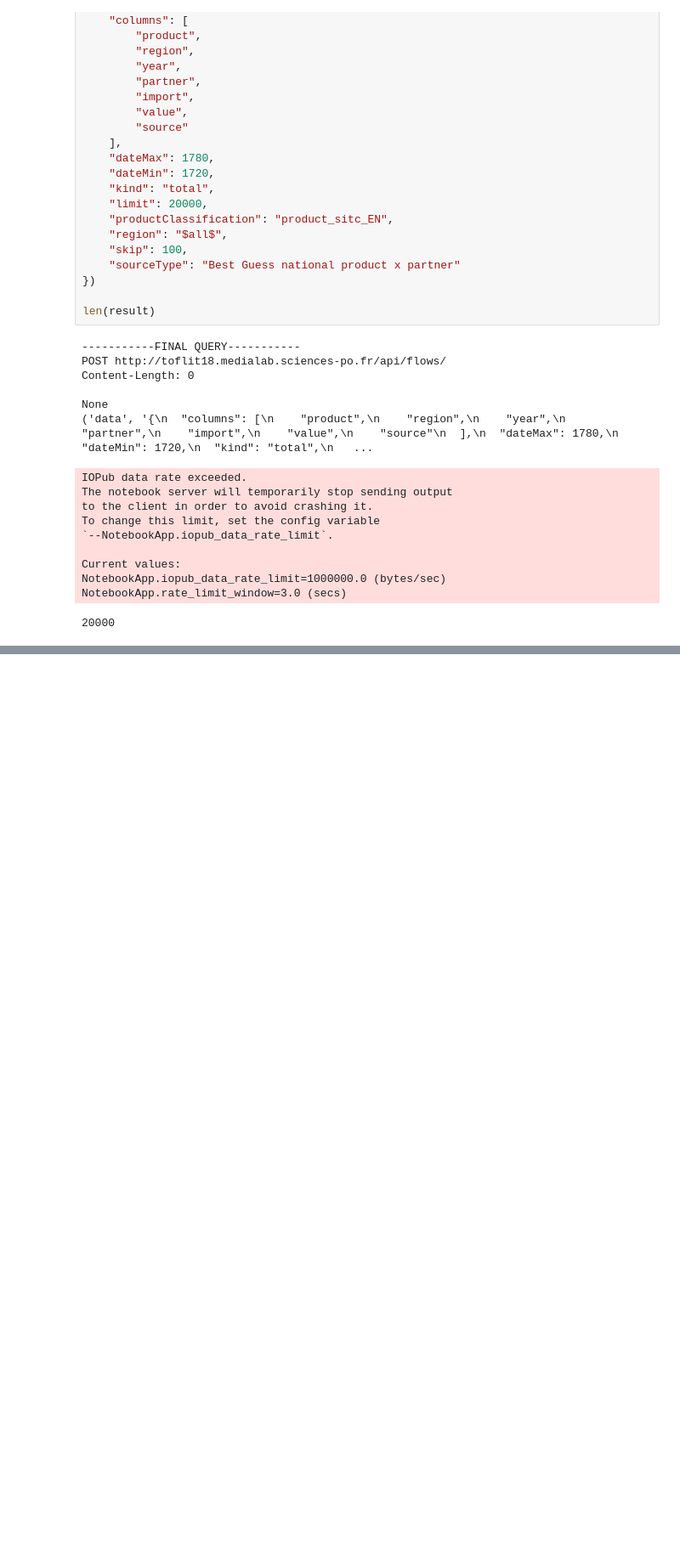
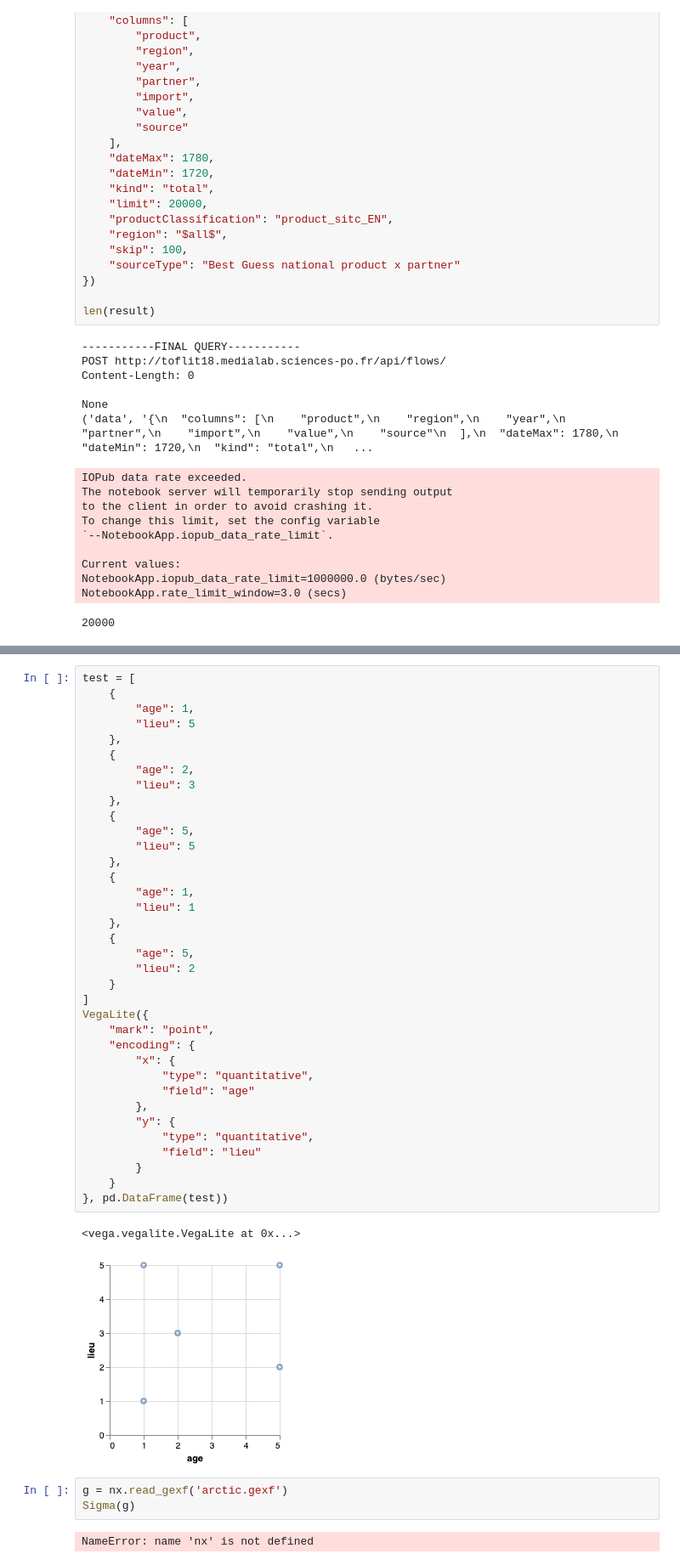
Before and after one commit to medialab/portic-explorations, a Jupyter notebook: playground.ipynb, the cells around one changed output, grey strips where cells are left out. Shown: that part at 85% size. Drawn from its saved outputs; the diff is of its cells as text; blank space fills up the shorter version.

```diff
--- a/playground.ipynb
+++ b/playground.ipynb
@@ -47,0 +70,44 @@ NotebookApp.rate_limit_window=3.0 (secs)
+# %%
+test = [
+    {
+        "age": 1,
+        "lieu": 5
+    },
+    {
+        "age": 2,
+        "lieu": 3
+    },
+    {
+        "age": 5,
+        "lieu": 5
+    },
+    {
+        "age": 1,
+        "lieu": 1
+    },
+    {
+        "age": 5,
+        "lieu": 2
+    }
+]
+VegaLite({
+    "mark": "point",
+    "encoding": {
+        "x": {
+            "type": "quantitative",
+            "field": "age"
+        },
+        "y": {
+            "type": "quantitative",
+            "field": "lieu"
+        }
+    }
+}, pd.DataFrame(test))
+# %% [output]
+<vega.vegalite.VegaLite at 0x...>
+[figure, added]
+# %%
+g = nx.read_gexf('arctic.gexf')
+Sigma(g)
+# %% [output]
+NameError: name 'nx' is not defined
```
Also changed, not shown: parts of 7 cells of this notebook, 9 other files.
